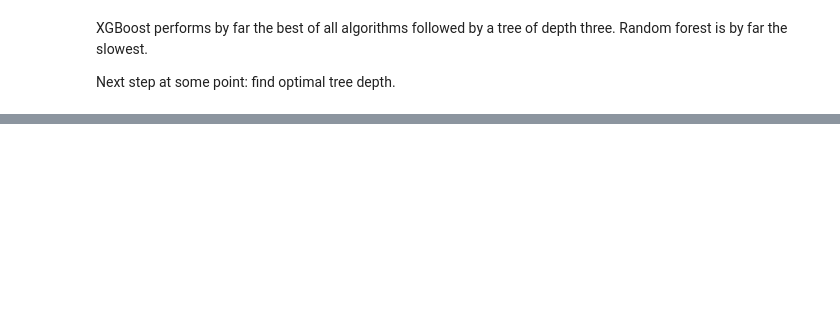
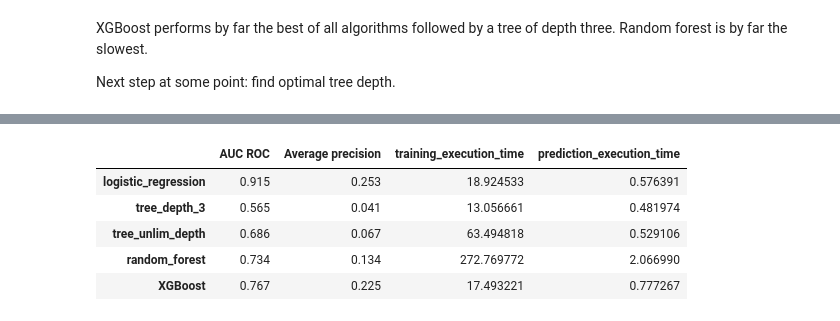
Before and after one commit to MonikaFu/paysim-fraud-detection, a Jupyter notebook: notebooks/model_building.ipynb, the cells around one changed output, grey strips where cells are left out. Cells and saved outputs as stored; diff of their text form; code cells hidden in the pictures; blank space fills up the shorter version.

```diff
--- a/notebooks/model_building.ipynb
+++ b/notebooks/model_building.ipynb
@@ -286,0 +289,18 @@ Next step at some point: find optimal tree depth.
+# %%
+train_df_step = add_categorical_feature_dummies(train_df, column_name="type")
+test_df_step= add_categorical_feature_dummies(test_df, column_name="type")
+
+train_df_step = add_log_amount(train_df_step)
+test_df_step = add_log_amount(test_df_step)
+
+train_df_step = add_hour_of_day(train_df_step, column_name="step")
+train_df_step = add_categorical_feature_dummies(train_df_step, column_name="hour_of_day")
+test_df_step = add_hour_of_day(test_df_step, column_name="step")
+test_df_step = add_categorical_feature_dummies(test_df_step, column_name="hour_of_day")
+
+train_df_step = add_day_of_week(train_df_step, column_name="step")
+train_df_step = add_categorical_feature_dummies(train_df_step, column_name="day_of_week")
+test_df_step = add_day_of_week(test_df_step, column_name="step")
+test_df_step = add_categorical_feature_dummies(test_df_step, column_name="day_of_week")
+
+train_df_step.head(10)
@@ -286,0 +320,27 @@ Next step at some point: find optimal tree depth.
+# %%
+classifiers_dictionary={'logistic_regression':sklearn.linear_model.LogisticRegression(max_iter=1000,random_state=0),
+                        'tree_depth_3':sklearn.tree.DecisionTreeClassifier(max_depth=3,random_state=0),
+                        'tree_unlim_depth':sklearn.tree.DecisionTreeClassifier(random_state=0),
+                        'random_forest':sklearn.ensemble.RandomForestClassifier(random_state=0,n_jobs=-1),
+                        'XGBoost':xgboost.XGBClassifier(random_state=0,n_jobs=-1),
+                       }
+hour_of_day_columns = [col for col in train_df_step.columns if col.startswith("hour_of_day_")]
+day_of_week_columns = [col for col in train_df_step.columns if col.startswith("day_of_week_")]
+input_features = ["log_amount", "type_CASH_OUT", "type_CASH_IN", "type_DEBIT", "type_PAYMENT", "type_TRANSFER"] + hour_of_day_columns + day_of_week_columns
+
+fitted_models_and_predictions_dictionary={}
+
+for classifier_name in classifiers_dictionary:
+    model_and_predictions = fit_model_and_get_predictions(classifiers_dictionary[classifier_name], train_df_step, test_df_step, input_features=input_features, output_feature="isFraud")
+
+    fitted_models_and_predictions_dictionary[classifier_name] = model_and_predictions
+# %%
+performances_df_step = performance_assessment_model_collection(fitted_models_and_predictions_dictionary, transactions_df = test_df_step, type_set='test', output_feature="isFraud")
+performances_df_step
+# %% [output]
+|  | AUC ROC | Average precision | training_execution_time | prediction_execution_time |
+| logistic_regression | 0.915 | 0.253 | 18.924533 | 0.576391 |
+| tree_depth_3 | 0.565 | 0.041 | 13.056661 | 0.481974 |
+| tree_unlim_depth | 0.686 | 0.067 | 63.494818 | 0.529106 |
+| random_forest | 0.734 | 0.134 | 272.769772 | 2.066990 |
+| XGBoost | 0.767 | 0.225 | 17.493221 | 0.777267 |
```
Also changed, not shown: parts of 7 cells of this notebook, 1 other file.
